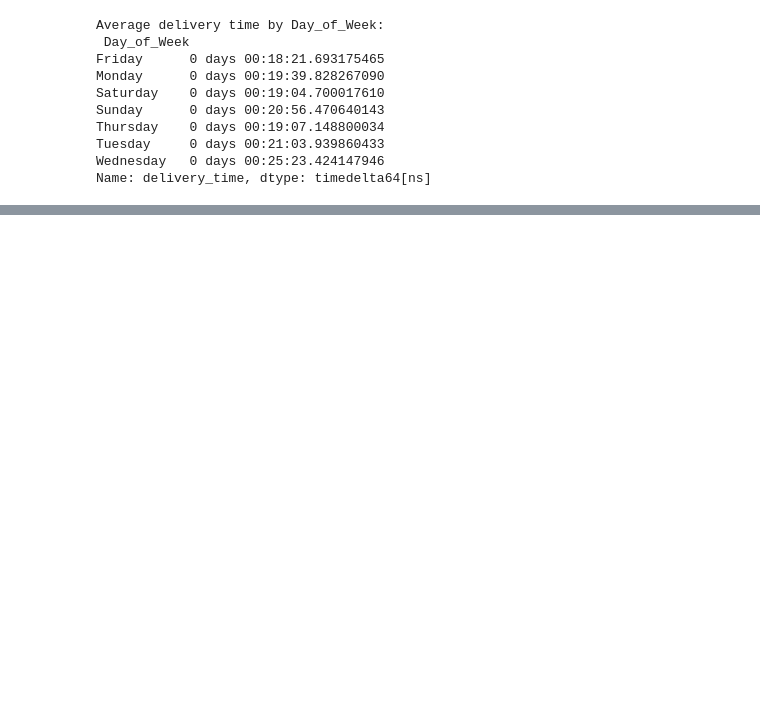
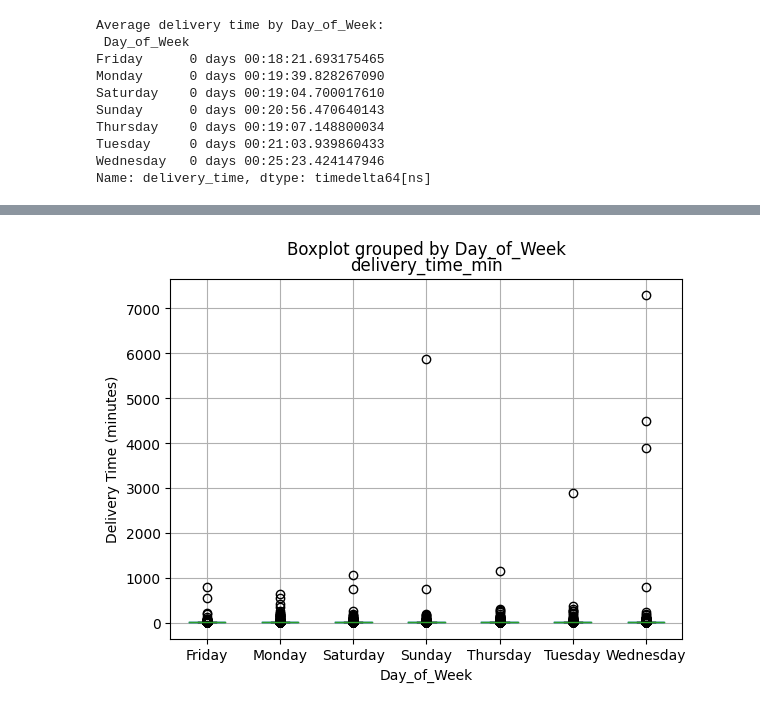
Before and after one commit to AditiRokade/Innomatics_Internship_Tasks, a Jupyter notebook: Task_12/Dominos.ipynb, the cells around one changed output, grey strips where cells are left out. Saved outputs shown, nothing was run; the diff lists cells and outputs as text; code cells hidden in the pictures; blank space fills up the shorter version.

```diff
--- a/Task_12/Dominos.ipynb
+++ b/Task_12/Dominos.ipynb
@@ -293,0 +294,7 @@ KeyError: "['Day of Week'] not in index"
+# %%
+# Create a boxplot to compare delivery times across different categories, such as day of the week or time of day
+df.boxplot(column='delivery_time_min', by='Day_of_Week')
+plt.ylabel('Delivery Time (minutes)')
+plt.show()
+# %% [output]
+[figure, added]
```
Also changed, not shown: parts of 34 cells of this notebook.
